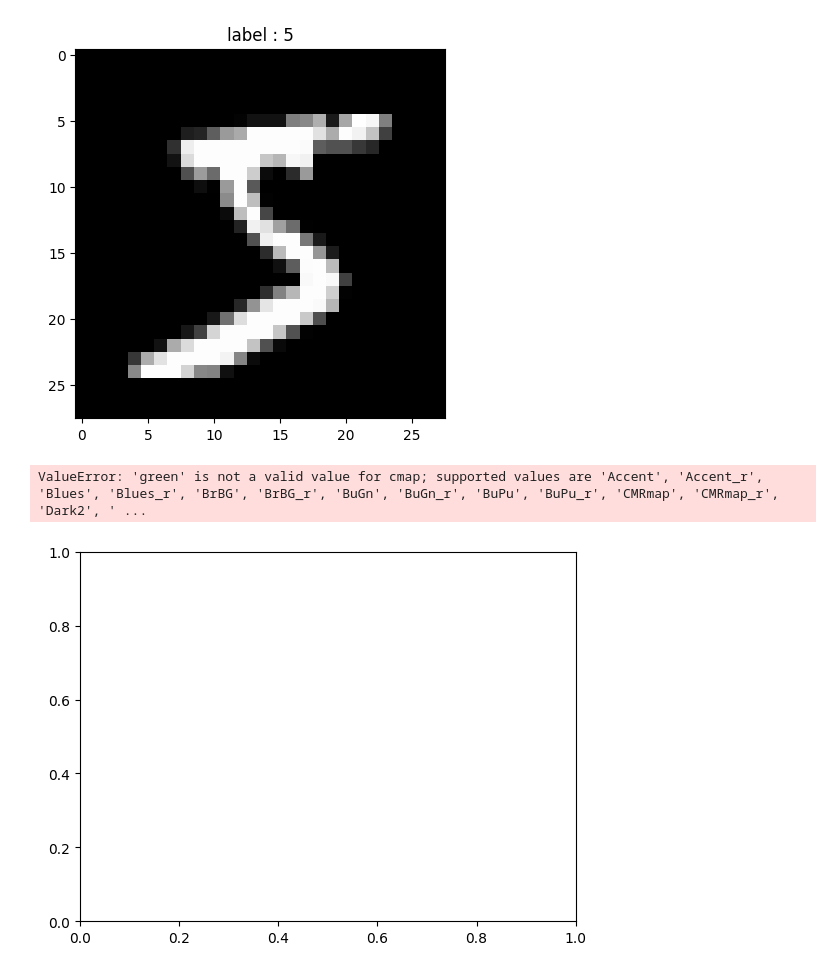
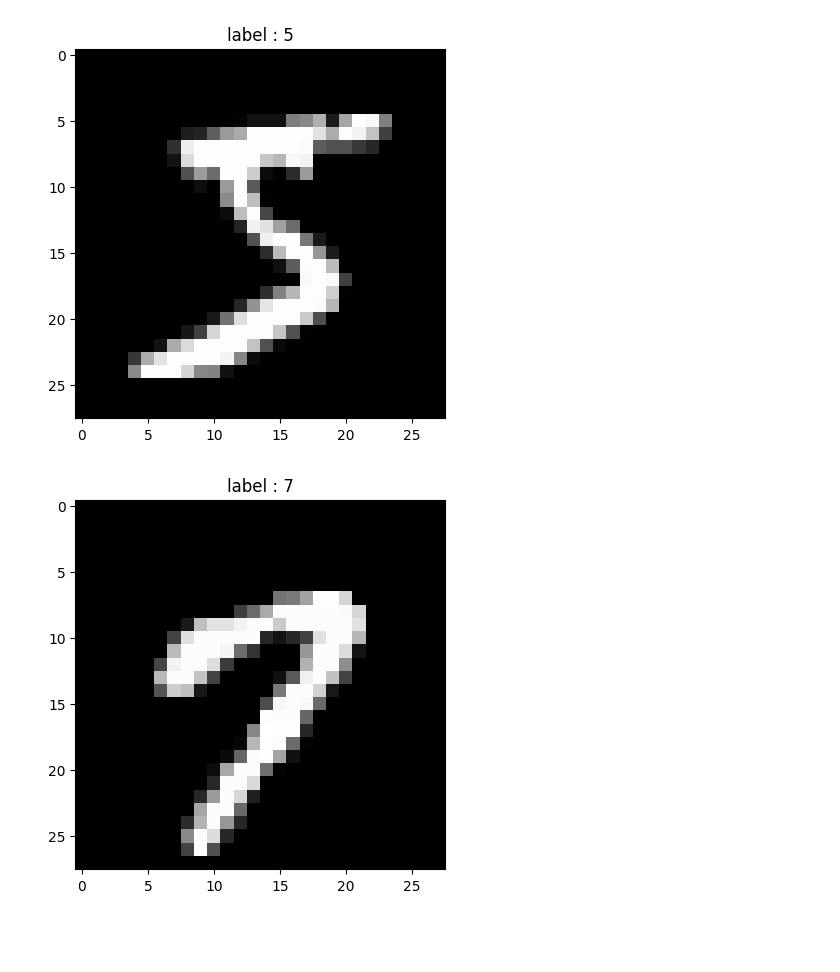
Before and after one commit to Munkheredene/ml-data, a Jupyter notebook: deeplearning_task/DL_task_sprint2_deeplearning.ipynb, the cells around one changed output. Drawn from its saved outputs; the diff is of its cells as text; code cells hidden in the pictures; blank space fills up the shorter version.

```diff
--- a/deeplearning_task/DL_task_sprint2_deeplearning.ipynb
+++ b/deeplearning_task/DL_task_sprint2_deeplearning.ipynb
@@ -421,11 +431,11 @@ plt.show()
 # %% [output]
 [figure]
 # %%
-index = 0
+(X_train, y_train), (X_test, y_test) = keras.datasets.mnist.load_data()
+index = 15
 image = X_train[index].reshape(28,28)
-plt.imshow(image, 'green')
-plt.title('label : {}'.format(y_train[10]))
+plt.imshow(image, 'gray')
+plt.title('label : {}'.format(y_train[index]))
 plt.show()
 # %% [output]
-ValueError: 'green' is not a valid value for cmap; supported values are 'Accent', 'Accent_r', 'Blues', 'Blues_r', 'BrBG', 'BrBG_r', 'BuGn', 'BuGn_r', 'BuPu', 'BuPu_r', 'CMRmap', 'CMRmap_r', 'Dark2', ' ...
-[figure, old version]
+[figure, new version]
```
Also changed, not shown: parts of 23 cells of this notebook.
